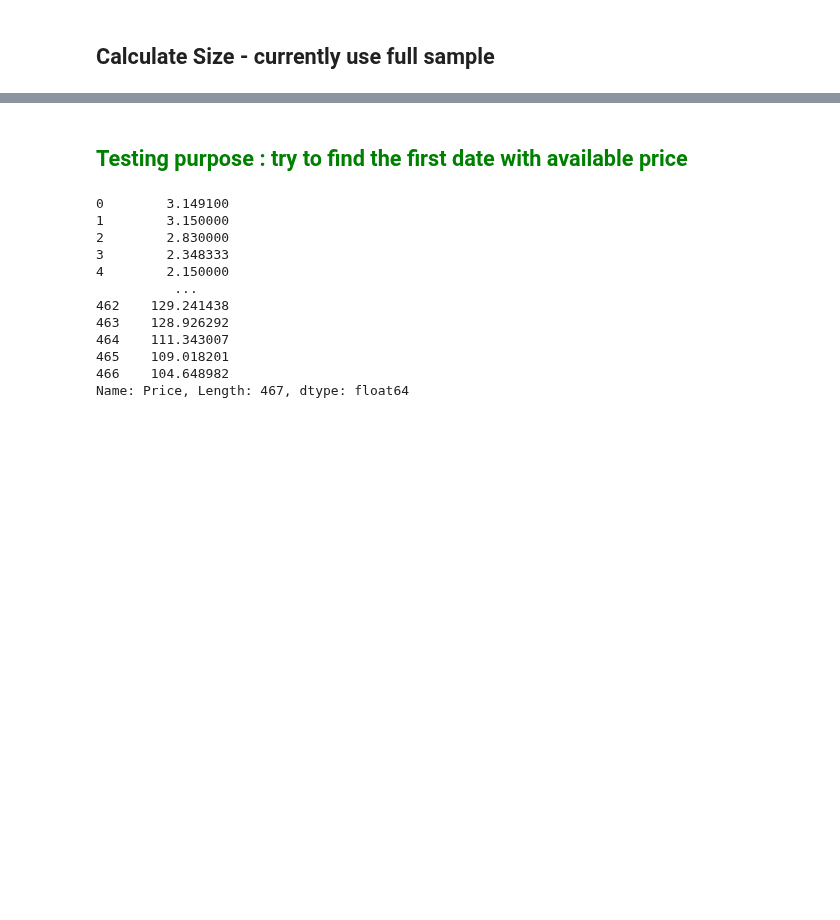
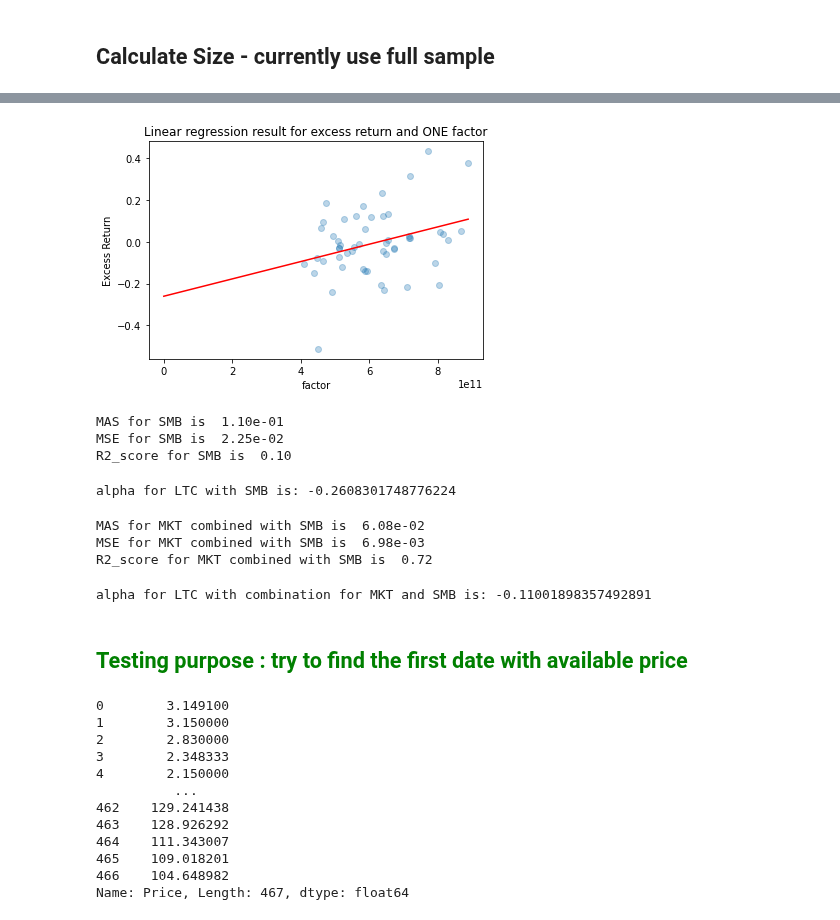
Before and after one commit to PracticumCrypto/C5-Analyzer, a Jupyter notebook: DataPull-MKT_SIZE_Fiona.ipynb, the cells around one changed output, grey strips where cells are left out. Saved outputs shown, nothing was run; the diff lists cells and outputs as text; code cells hidden in the pictures; blank space fills up the shorter version.

```diff
--- a/DataPull-MKT_SIZE_Fiona.ipynb
+++ b/DataPull-MKT_SIZE_Fiona.ipynb
@@ -317,3 +380,32 @@ ltc_reg.head()
+# %%
+myPlot(ltc_reg.SMB, ltc_reg.ExcessReturn, model2)
+# %% [output]
+[figure, added]
+# %%
+print('MAS for SMB is {: .2e}'.format(mean_absolute_error(y, y2)))
+print('MSE for SMB is {: .2e}'.format(mean_squared_error(y, y2)))
+print('R2_score for SMB is {: .2f}'.format(r2_score(y, y2)))
+# %% [output]
+MAS for SMB is  1.10e-01
+MSE for SMB is  2.25e-02
+R2_score for SMB is  0.10
+# %%
+### get the alpha with Size factor only
+print('alpha for LTC with SMB is:', model2.intercept_)
+# %% [output]
+alpha for LTC with SMB is: -0.2608301748776224
+# %%
+print('MAS for MKT combined with SMB is {: .2e}'.format(mean_absolute_error(y, y3)))
+print('MSE for MKT combined with SMB is {: .2e}'.format(mean_squared_error(y, y3)))
+print('R2_score for MKT combined with SMB is {: .2f}'.format(r2_score(y, y3)))
+# %% [output]
+MAS for MKT combined with SMB is  6.08e-02
+MSE for MKT combined with SMB is  6.98e-03
+R2_score for MKT combined with SMB is  0.72
+# %%
+print('alpha for LTC with combination for MKT and SMB is:', model3.intercept_)
+# %% [output]
+alpha for LTC with combination for MKT and SMB is: -0.11001898357492891
 # %% [markdown]
 ## <font color='green'>Testing purpose : try to find the first date with available price
 # %%
```
Also changed, not shown: parts of 25 cells of this notebook.
